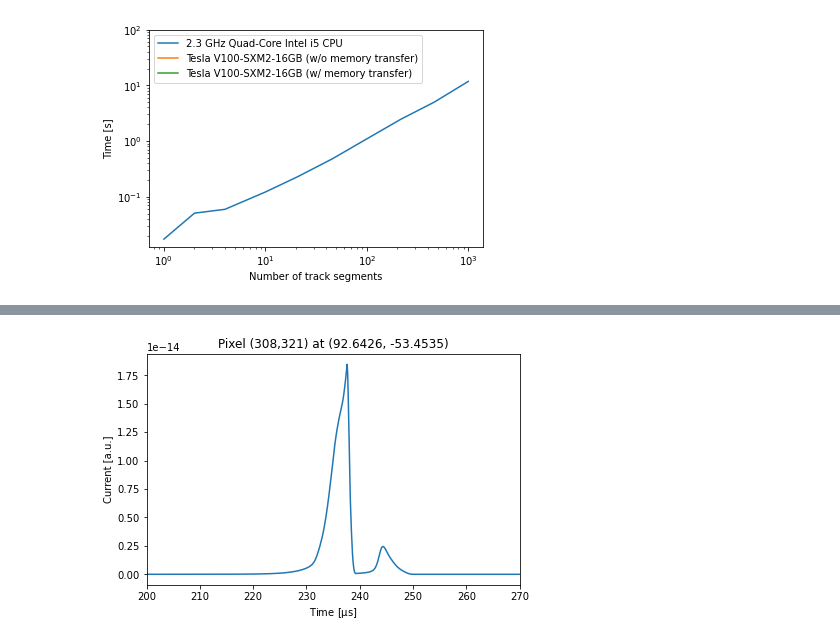
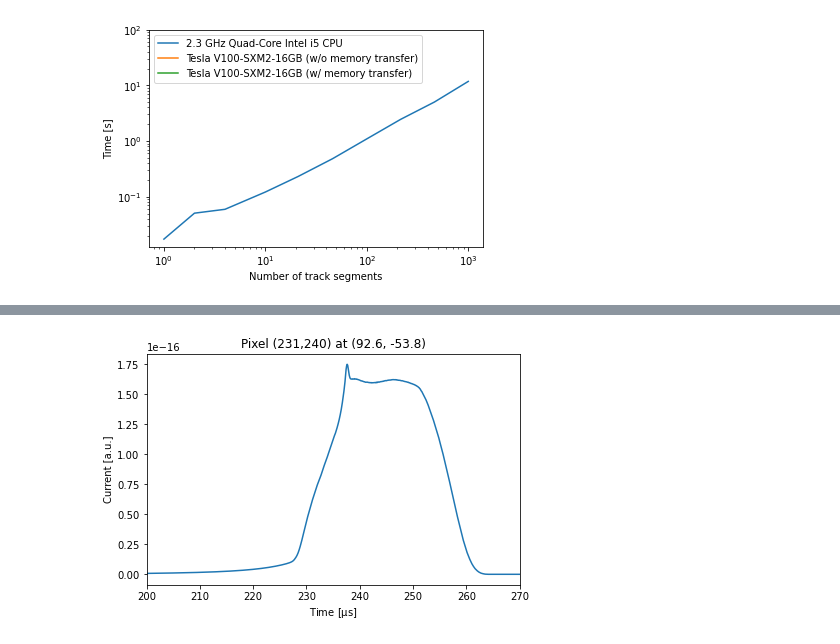
Before and after one commit to DUNE/larnd-sim, a Jupyter notebook: examples/Pixel induced current.ipynb, the cells around one changed output, grey strips where cells are left out. Drawn from its saved outputs; the diff is of its cells as text; code cells hidden in the pictures.

```diff
--- a/examples/Pixel induced current.ipynb
+++ b/examples/Pixel induced current.ipynb
@@ -228,15 +228,15 @@ fig.savefig("charge.pdf")
 # %%
 fig, ax = plt.subplots(1,1, constrained_layout=True)
-pixelID = detsim.pixel_from_coordinates(92.54, -53.55, consts.n_pixels)
+pixelID = detsim.pixel_from_coordinates(92.54, -53.95, consts.n_pixels)
 current = detsim.pixel_response(joined_pixels[pixelID], consts.time_ticks)
 ax.plot(consts.time_ticks, current, label='Current')
 ax.set_xlim(200,270)
 # ax.set_yscale("log")
 ax.set_title("Pixel (%i,%i) at (%g, %g)" % (pixelID[0], pixelID[1],
                                             pixelID[0]*consts.pixel_size[0] + consts.pixel_size[0]/2 + consts.tpc_borders[0][0],
                                             pixelID[1]*consts.pixel_size[1] + consts.pixel_size[1]/2 + consts.tpc_borders[1][0]))
 ax.set_xlabel("Time [$\mathrm{\mu}$s]")
 ax.set_ylabel("Current [a.u.]")
 fig.savefig("current.pdf")
 # %% [output]
-[figure, old version]
+[figure, new version]
```
Also changed, not shown: parts of 1 cell of this notebook, 2 other files.
